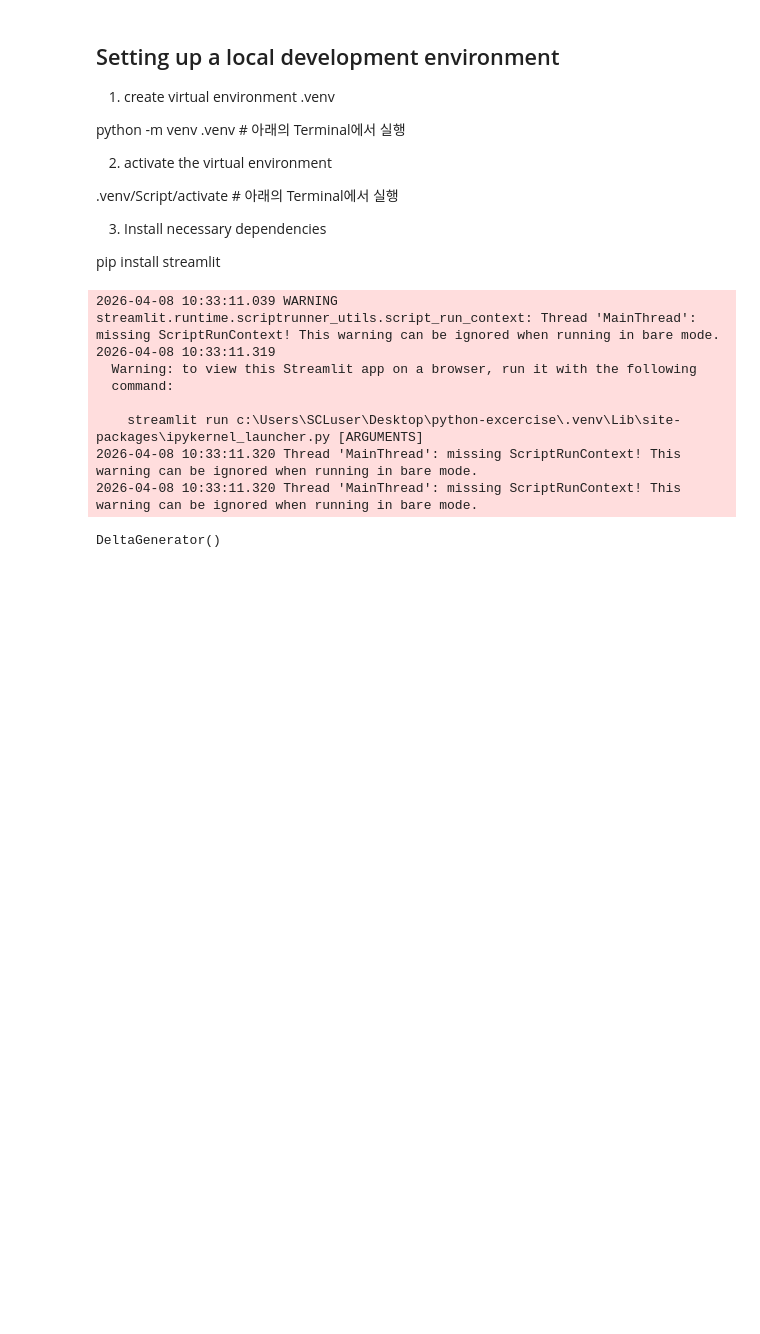
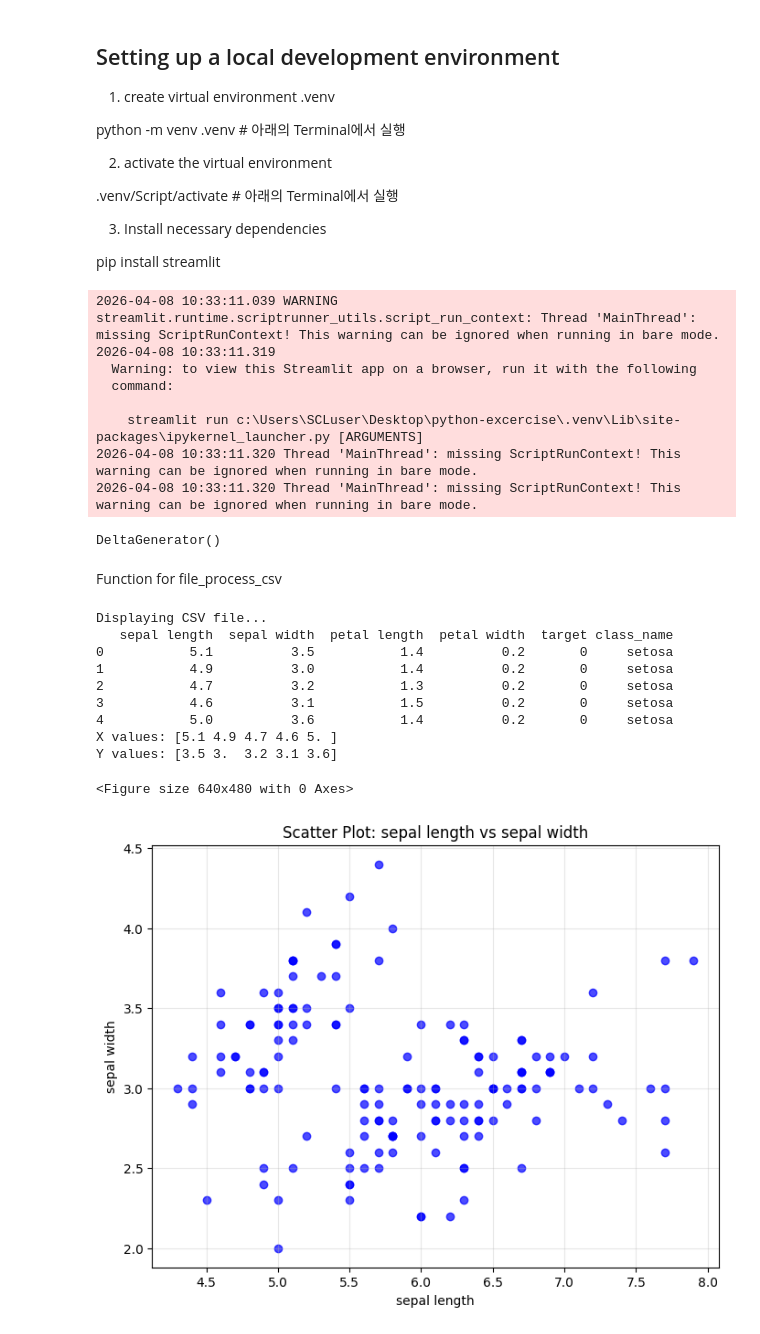
Before and after one commit to leekwansoo/python-excercise, a Jupyter notebook: streamlit/streamlit.ipynb, the cells around one changed output. Cells and saved outputs as stored; diff of their text form; code cells hidden in the pictures; blank space fills up the shorter version.

```diff
--- a/streamlit/streamlit.ipynb
+++ b/streamlit/streamlit.ipynb
@@ -59,3 +59,54 @@ st.write("Feel free to modify it as needed.")
 2026-04-08 10:33:11.320 Thread 'MainThread': missing ScriptRunContext! This warning can be ignored when running in bare mode.
 2026-04-08 10:33:11.320 Thread 'MainThread': missing ScriptRunContext! This warning can be ignored when running in bare mode.
 DeltaGenerator()
+# %% [markdown]
+Function for file_process_csv
+# %%
+import streamlit as st
+import pandas as pd
+import matplotlib.pyplot as plt
+import numpy as np
+import base64
+
+# Configure matplotlib for notebook display
+%matplotlib inline
+
+def file_process_csv(file_path):
+    # save this file in the data directory
+    data = pd.read_csv(file_path)
+    df = pd.DataFrame(data)
+    print("Displaying CSV file...")
+    print(df.head())
+
+    # Create scatter plot
+    x = np.array(df[df.columns[0]])
+    y = np.array(df[df.columns[1]])
+    print("X values:", x[:5])  # Show first 5 values
+    print("Y values:", y[:5])  # Show first 5 values
+
+    # Clear any existing plots and create a fresh one
+    plt.clf()  # Clear the current figure
+    plt.figure(figsize=(8, 6))
+    plt.scatter(x, y, color="blue", alpha=0.7)
+    plt.xlabel(df.columns[0])
+    plt.ylabel(df.columns[1])
+    plt.title(f"Scatter Plot: {df.columns[0]} vs {df.columns[1]}")
+    plt.grid(True, alpha=0.3)
+    plt.show()  # This should now display the plot inline
+    plt.close()  # Close figure to free memory
+# %%
+# Test the function with the iris data
+file_path = "data/iris_data.csv"
+file_process_csv(file_path)
+# %% [output]
+Displaying CSV file...
+   sepal length  sepal width  petal length  petal width  target class_name
+0           5.1          3.5           1.4          0.2       0     setosa
+1           4.9          3.0           1.4          0.2       0     setosa
+2           4.7          3.2           1.3          0.2       0     setosa
+3           4.6          3.1           1.5          0.2       0     setosa
+4           5.0          3.6           1.4          0.2       0     setosa
+X values: [5.1 4.9 4.7 4.6 5. ]
+Y values: [3.5 3.  3.2 3.1 3.6]
+<Figure size 640x480 with 0 Axes>
+[figure, added]
```
Also changed, not shown: parts of 2 cells of this notebook, 9 other files.
